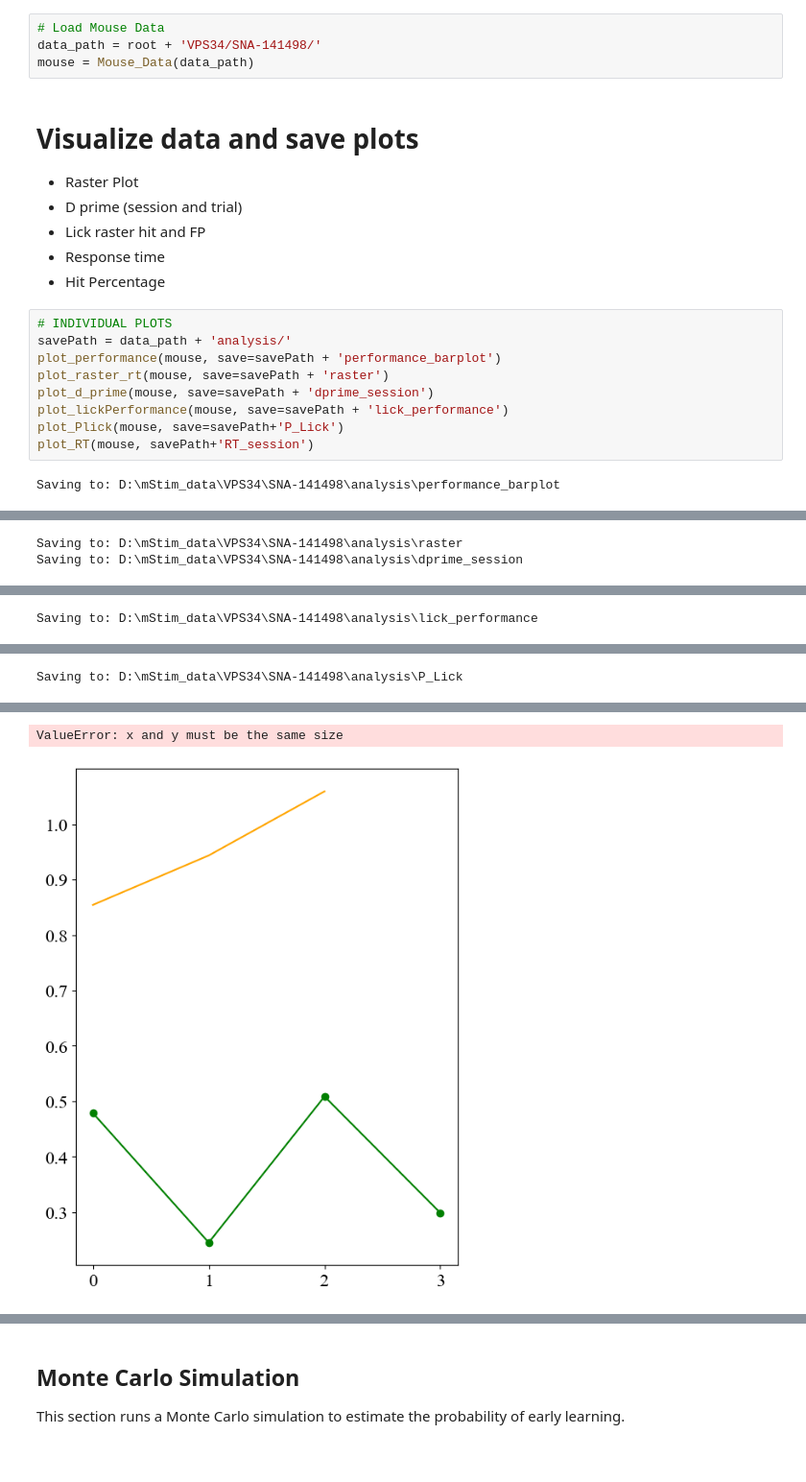
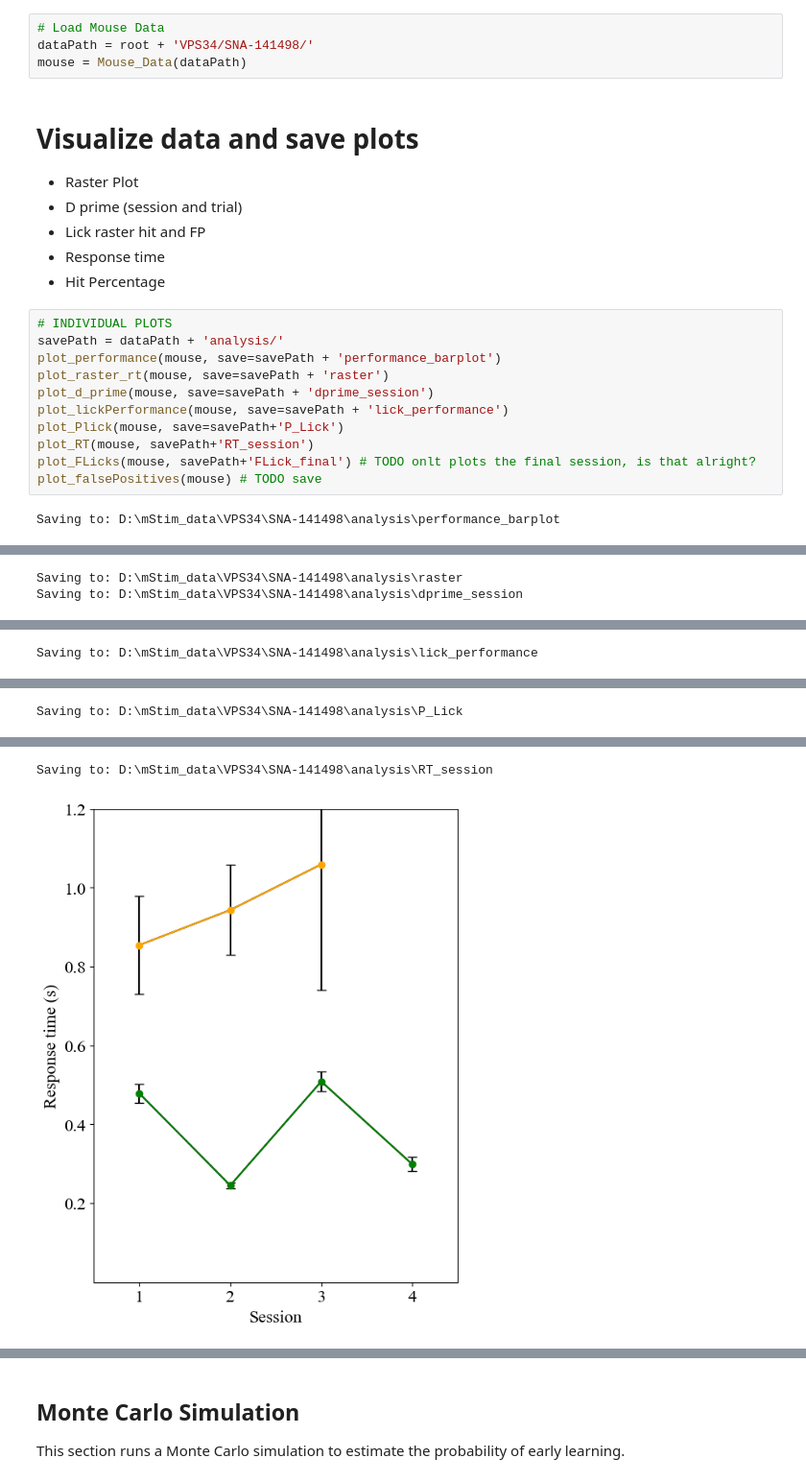
Before and after one commit to mik-schutte/Microstimulation, a Jupyter notebook: code/individualAnalysis.ipynb, the cells around one changed output, grey strips where cells are left out. Shown at 96% size. Saved outputs shown, nothing was run; the diff lists cells and outputs as text.

```diff
--- a/code/individualAnalysis.ipynb
+++ b/code/individualAnalysis.ipynb
@@ -26,8 +26,8 @@ root = 'D:/mStim_data/'
 We initialize the `Mouse_Data` object, which will be used throughout the analysis.
 # %%
 # Load Mouse Data
-data_path = root + 'VPS34/SNA-141498/'
-mouse = Mouse_Data(data_path)
+dataPath = root + 'VPS34/SNA-141498/'
+mouse = Mouse_Data(dataPath)
 # %% [markdown]
 # Visualize data and save plots
 * Raster Plot
@@ -37,23 +37,25 @@ mouse = Mouse_Data(data_path)
 * Hit Percentage
 # %%
 # INDIVIDUAL PLOTS
-savePath = data_path + 'analysis/'
+savePath = dataPath + 'analysis/'
 plot_performance(mouse, save=savePath + 'performance_barplot')
 plot_raster_rt(mouse, save=savePath + 'raster')
 plot_d_prime(mouse, save=savePath + 'dprime_session')
 plot_lickPerformance(mouse, save=savePath + 'lick_performance')
 plot_Plick(mouse, save=savePath+'P_Lick')
 plot_RT(mouse, savePath+'RT_session')
+plot_FLicks(mouse, savePath+'FLick_final') # TODO onlt plots the final session, is that alright?
+plot_falsePositives(mouse) # TODO save
 # %% [output]
 Saving to: D:\mStim_data\VPS34\SNA-141498\analysis\performance_barplot
 [figure]
 Saving to: D:\mStim_data\VPS34\SNA-141498\analysis\raster
 Saving to: D:\mStim_data\VPS34\SNA-141498\analysis\dprime_session
 [figure]
 [figure]
 Saving to: D:\mStim_data\VPS34\SNA-141498\analysis\lick_performance
 [figure]
 Saving to: D:\mStim_data\VPS34\SNA-141498\analysis\P_Lick
 [figure]
-ValueError: x and y must be the same size
+Saving to: D:\mStim_data\VPS34\SNA-141498\analysis\RT_session
-[figure, old version]
+[figure, new version]
```
Also changed, not shown: parts of 6 cells of this notebook.
